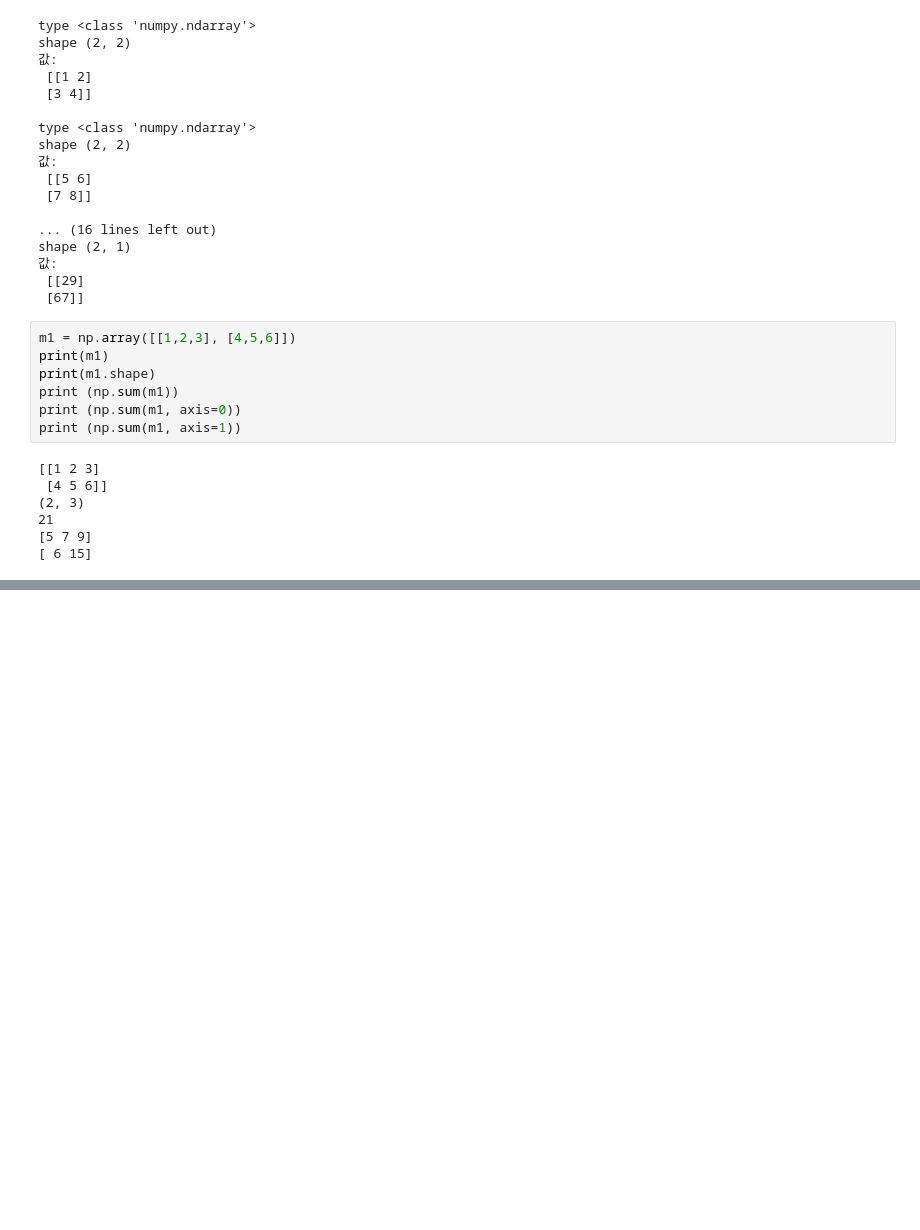
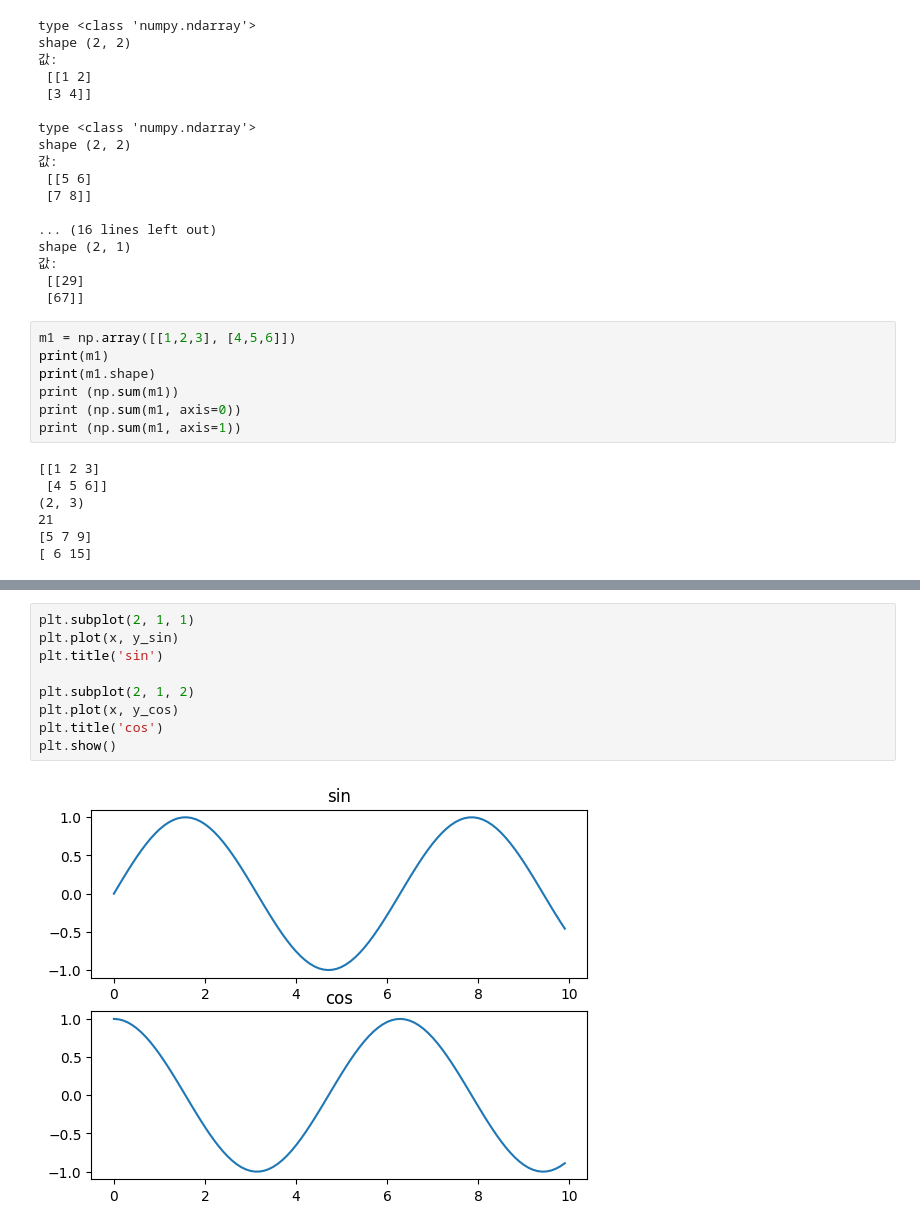
Before and after one commit to YuncheKim/2026_sundaesu, a Jupyter notebook: sundaesu0921.ipynb, the cells around one changed output, grey strips where cells are left out. Cells and saved outputs as stored; diff of their text form; blank space fills up the shorter version.

```diff
--- a/sundaesu0921.ipynb
+++ b/sundaesu0921.ipynb
@@ -279,0 +325,11 @@ print (np.sum(m1, axis=1))
+# %%
+plt.subplot(2, 1, 1)
+plt.plot(x, y_sin)
+plt.title('sin')
+
+plt.subplot(2, 1, 2)
+plt.plot(x, y_cos)
+plt.title('cos')
+plt.show()
+# %% [output]
+[figure, added]
```
Also changed, not shown: parts of 4 cells of this notebook.
